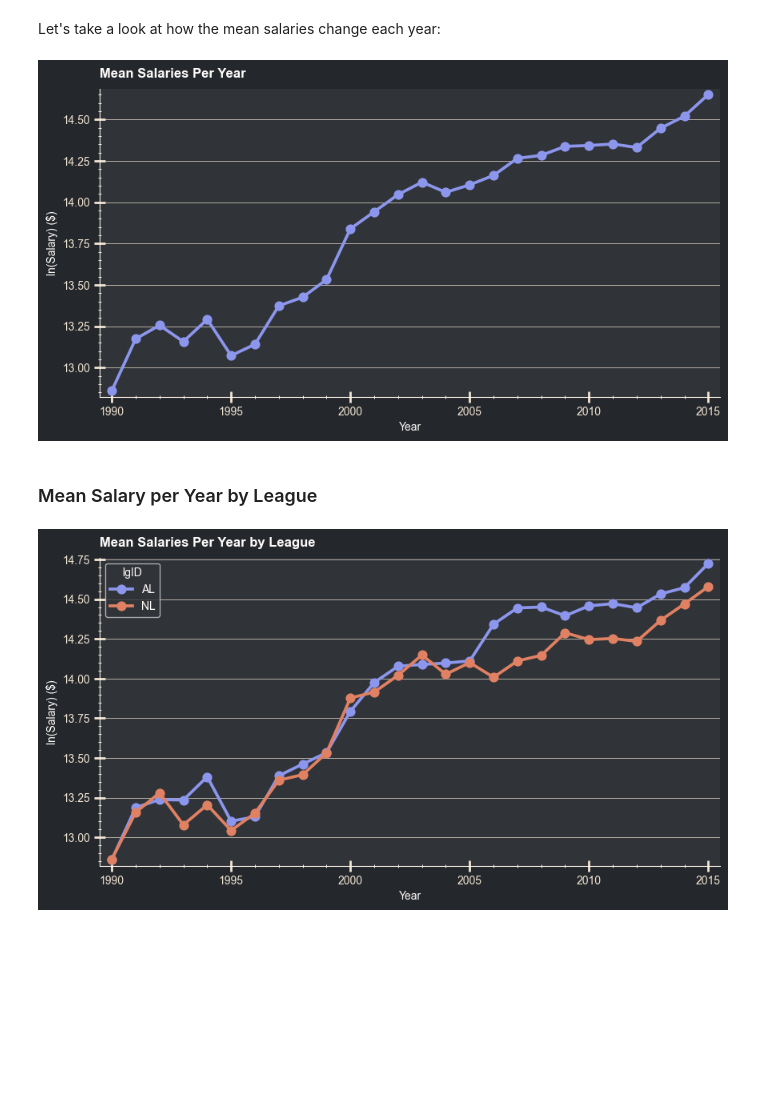
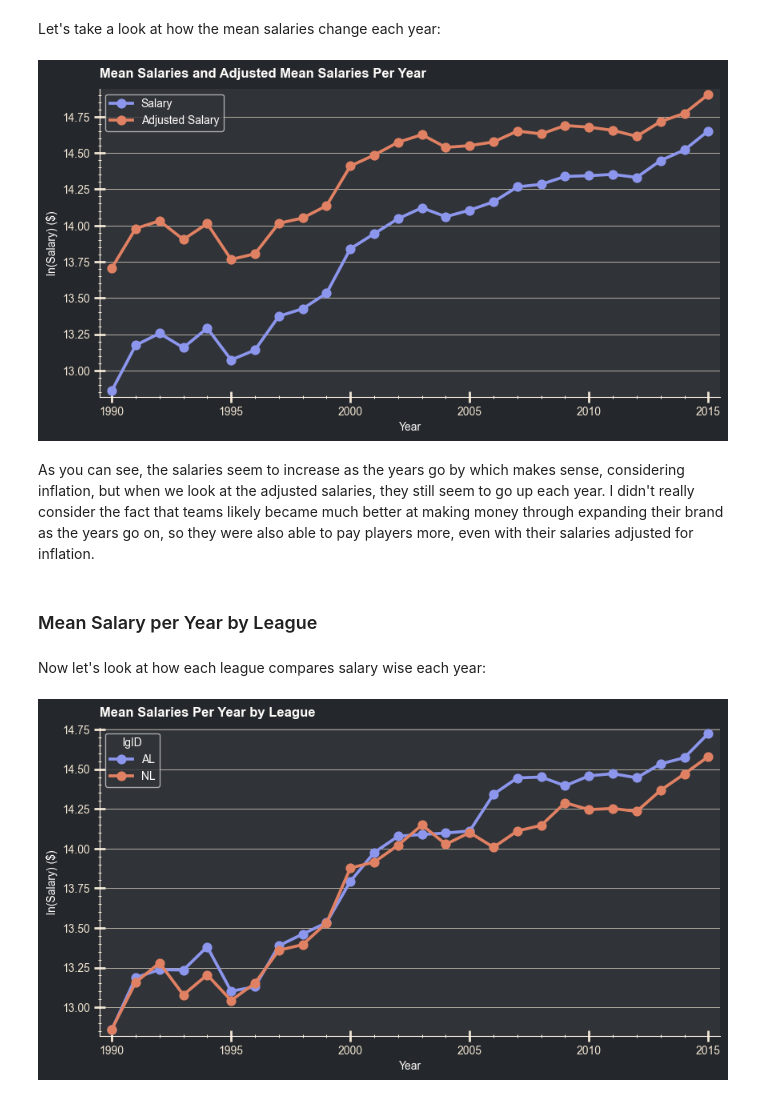
Before and after one commit to kpayton2903/PSTAT_131, a Jupyter notebook: Final_Project.ipynb, the cells around one changed output. Cells and saved outputs as stored; diff of their text form; code cells hidden in the pictures; blank space fills up the shorter version.

```diff
--- a/Final_Project.ipynb
+++ b/Final_Project.ipynb
@@ -253 +266,17 @@ final_data.loc[final_data.playerID == 'jamesdi01', 'salary'] = 109000
+# %%
+# Create a dataframe containing the CPI index for all our years
+all_years = final_data['yearID'].unique()
+cpi_list = []
+years_list = []
+for year in all_years:
+    cpi_list.append(cpi.inflate(1.0, year))
+    years_list.append(year)
+df_years = pd.DataFrame({'yearID' : years_list, 'cpi' : cpi_list}).sort_values(by='yearID', axis=0)
+
+# Merge our finalized data and CPI information
+final_data = pd.merge(final_data, df_years, on='yearID', how='inner')
+
+# Calculate our adjusted salaries and drop the CPI values
+final_data['adjusted_salary'] = final_data['salary'] * final_data['cpi']
+final_data.drop('cpi', axis=1, inplace=True)
 # %% [markdown]
@@ -255,6 +284,7 @@ To ensure that my models won't output any negative salaries, we will transform o
 # %%
 # log base e transform our dependent variable column
 final_data['salary'] = np.log(final_data['salary'])
+final_data['adjusted_salary'] = np.log(final_data['adjusted_salary'])
 # %% [markdown]
 ---
 ## Exploratory Data Analysis
@@ -341,17 +386,26 @@ Our log transform clearly fixed much of skewness of our data, but you can still
 # %% [markdown]
 Let's take a look at how the mean salaries change each year:
 # %%
+# Calculate mean salaries and mean adjusted salaries per year
 mean_salaries = final_data.groupby(by=['yearID'])['salary'].mean().reset_index()
+adjusted_mean_salaries = final_data.groupby(by=['yearID'])['adjusted_salary'].mean().reset_index()
 
+# Plot both versions of salaries per year
 plt.figure(figsize=(10,5))
-sns.pointplot(data=mean_salaries, x='yearID', y='salary')
+sns.pointplot(data=mean_salaries, x='yearID', y='salary', label='Salary')
+sns.pointplot(data=adjusted_mean_salaries, x='yearID', y='adjusted_salary', label='Adjusted Salary')
 plt.xlabel('Year')
 plt.ylabel('ln(Salary) ($)')
-plt.title('Mean Salaries Per Year')
+plt.title('Mean Salaries and Adjusted Mean Salaries Per Year')
 plt.xticks(ticks=[0, 5, 10, 15, 20, 25])
+plt.legend()
 plt.show()
 # %% [output]
-[figure, old version]
+[figure, new version]
+# %% [markdown]
+As you can see, the salaries seem to increase as the years go by which makes sense, considering inflation, but when we look at the adjusted salaries, they still seem to go up each year. I didn't really consider the fact that teams likely became much better at making money through expanding their brand as the years go on, so they were also able to pay players more, even with their salaries adjusted for inflation.
 # %% [markdown]
 ### Mean Salary per Year by League
+# %% [markdown]
+Now let's look at how each league compares salary wise each year:
 # %%
```
Also changed, not shown: parts of 45 cells of this notebook.
